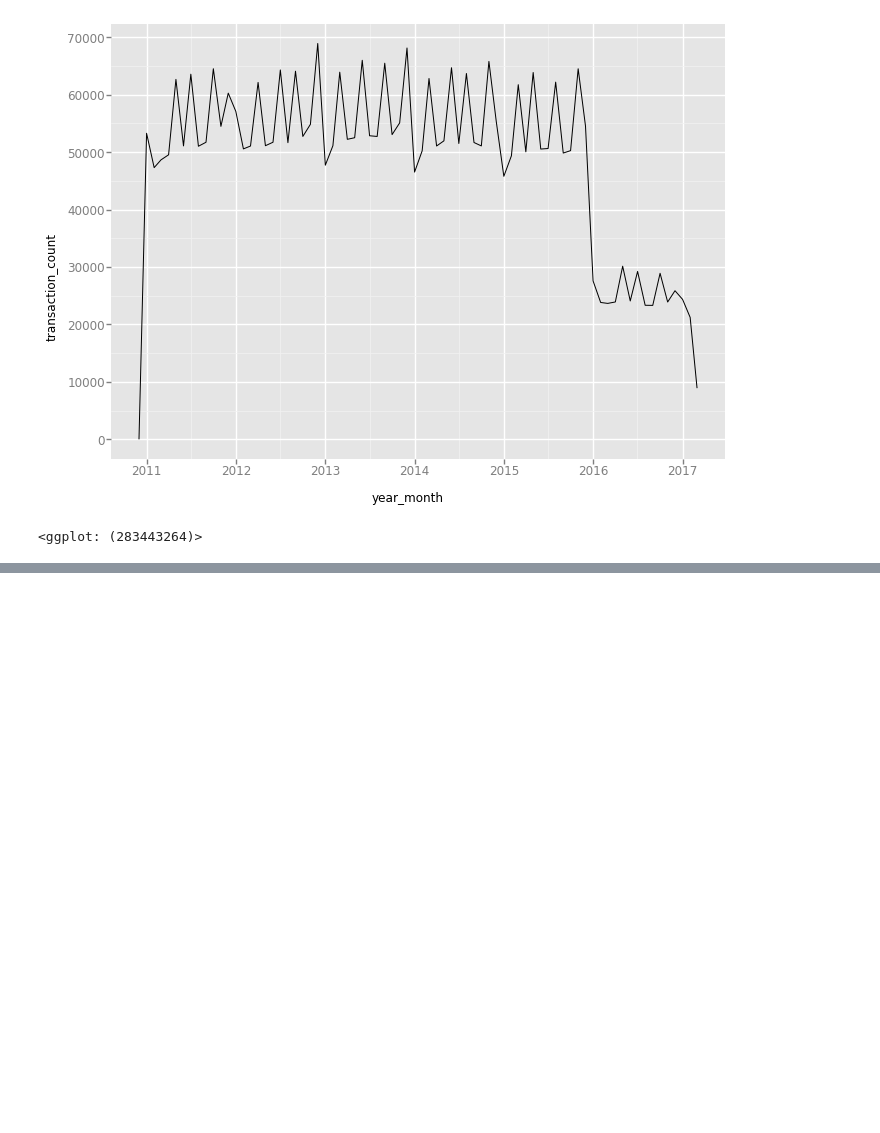
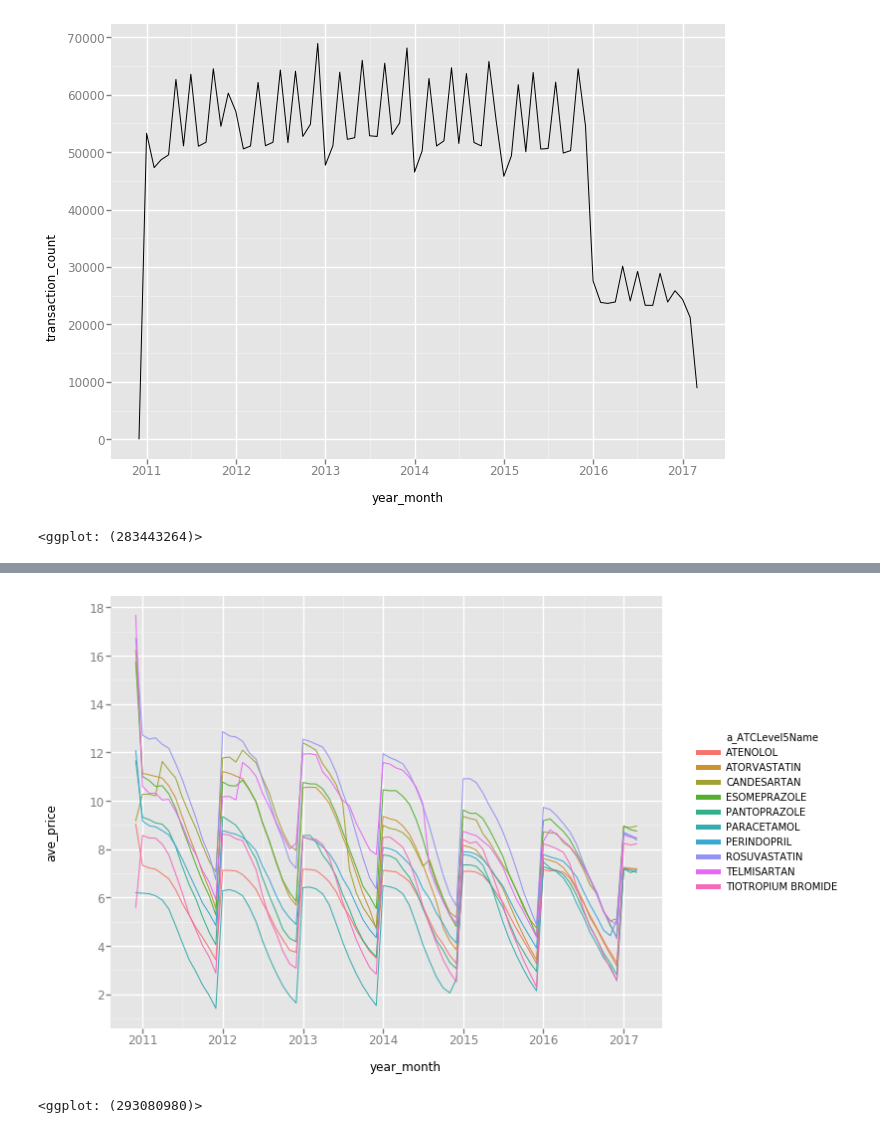
Before and after one commit to saramic/the-d-team, a Jupyter notebook: analysis/Lipitor_replacement.ipynb, the cells around one changed output, grey strips where cells are left out. Cells and saved outputs as stored; diff of their text form; code cells hidden in the pictures; blank space fills up the shorter version.

```diff
--- a/analysis/Lipitor_replacement.ipynb
+++ b/analysis/Lipitor_replacement.ipynb
@@ -106,0 +180,34 @@ ggplot(
+# %%
+query = """\
+SELECT
+  d.ATCLevel5Code
+  , a.ATCLevel5Name
+  , DATE(STRFTIME_UTC_USEC(DATE(t.Dispense_Week), "%Y-%m-01")) AS year_month
+  , SUM(pcd.distance) AS sum_distance
+  , SUM(t.PatientPrice_Amt) AS sum_price
+  , count(*) AS transaction_count
+FROM [the-d-team-164512:dthon.transactions] t
+JOIN [the-d-team-164512:dthon.drug_lookup] d
+ON t.Drug_ID = d.MasterProductID
+JOIN dthon.patients_lookup p
+ON t.patient_id = p.patient_id
+JOIN dthon.stores_lookup s
+ON s.store_id = t.store_id
+JOIN dthon.postcode_distances pcd
+ON p.postcode = pcd.from_postcode AND s.postcode = pcd.to_postcode
+JOIN dthon.atc_lookup a
+ON a.ATCLevel5Code = d.ATCLevel5Code
+WHERE
+  d.ATCLevel5Code IN ('C10AA07', 'N02BE01', 'C10AA05', 'A02BC05', 'C09AA04', 'C09CA07', 'R03BB04', 'C07AB03', 'C09CA06', 'A02BC02')
+GROUP BY
+  d.ATCLevel5Code
+  , a.ATCLevel5Name
+  , year_month
+ORDER BY
+  d.ATCLevel5Code
+  , year_month ASC
+"""
+
+df_pop = pd.read_gbq(query, project_id)
+df_pop.year_month = pd.Series(df_pop.year_month).apply(pd.to_datetime, format='%Y-%m')
+df_pop.head(3)
@@ -106,0 +220,10 @@ ggplot(
+# %%
+df_pop['ave_distance'] = df_pop.sum_distance / df_pop.transaction_count
+df_pop['ave_price'] = df_pop.sum_price / df_pop.transaction_count
+ggplot(
+    aes(x='year_month', y='ave_price', colour='a_ATCLevel5Name'),
+    data=df_pop) +\
+    geom_line()
+# %% [output]
+[figure, added]
+<ggplot: (293080980)>
```
Also changed, not shown: parts of 7 cells of this notebook, 1 other file.
